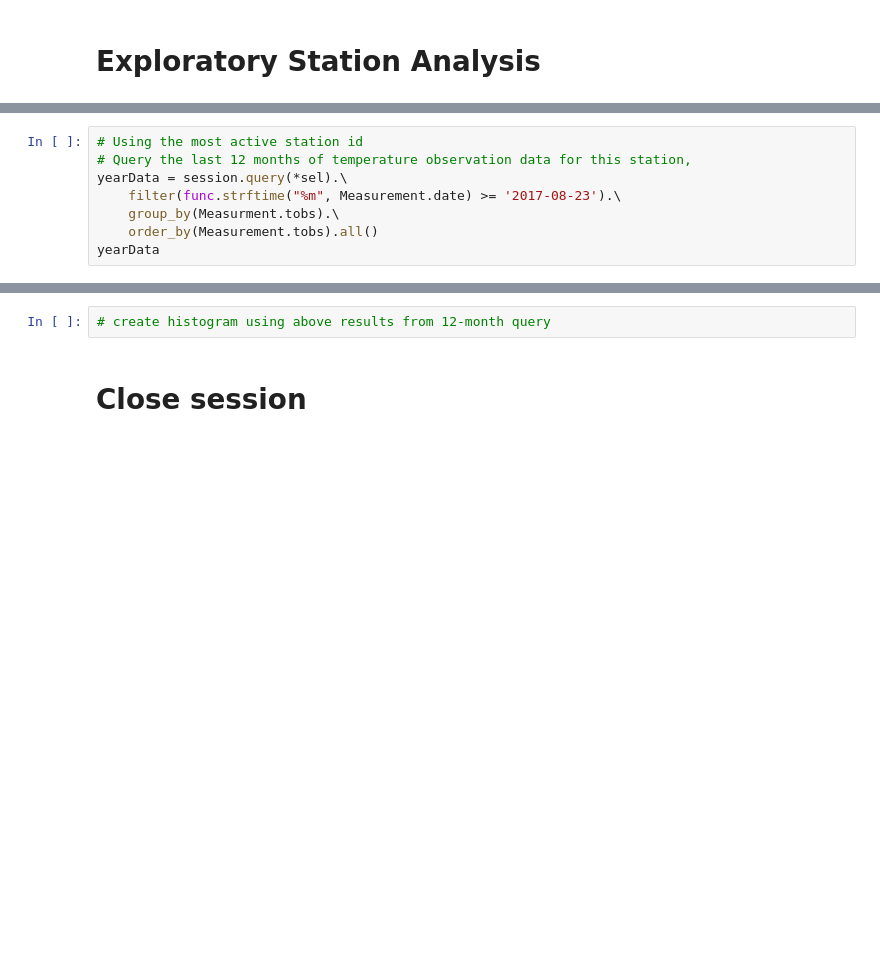
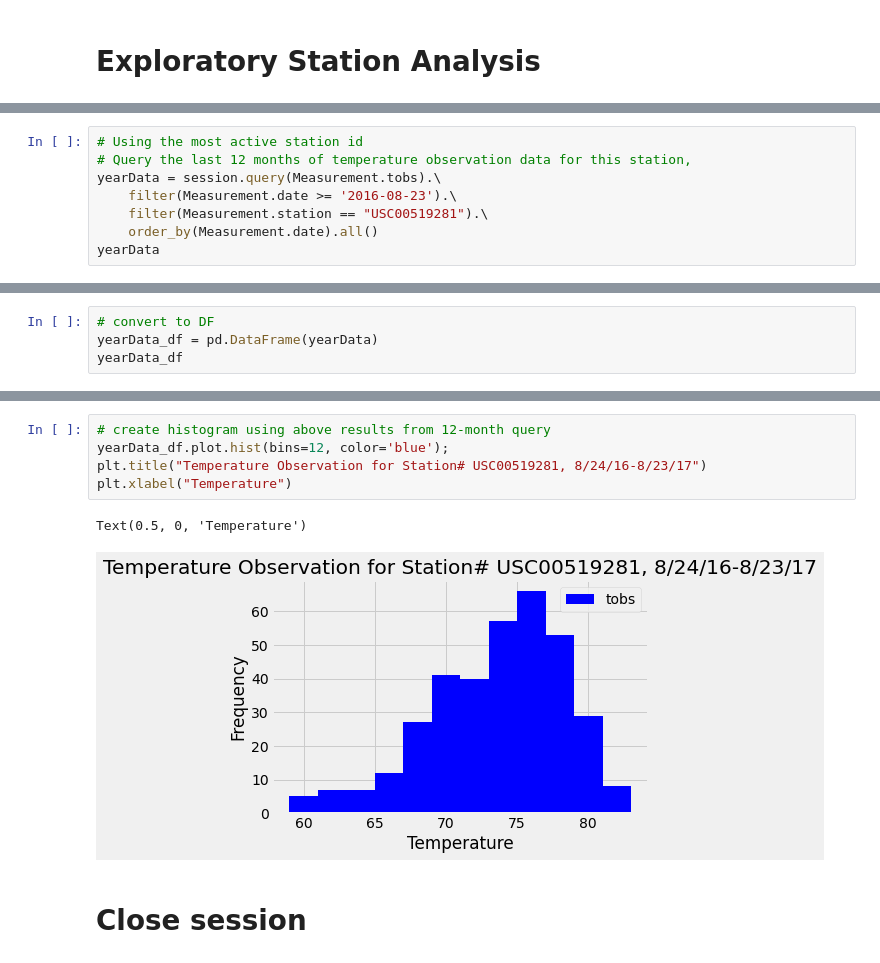
Before and after one commit to tarapolli/sqlalchemy-challenge, a Jupyter notebook: climate_starter.ipynb, the cells around one changed output, grey strips where cells are left out. Saved outputs shown, nothing was run; the diff lists cells and outputs as text; blank space fills up the shorter version.

Commit message:
changes from study group

```diff
--- a/climate_starter.ipynb
+++ b/climate_starter.ipynb
@@ -151,8 +136,8 @@ sel = [Measurment.station == 'USC00519281',
 # %%
 # Using the most active station id
 # Query the last 12 months of temperature observation data for this station,
-yearData = session.query(*sel).\
-    filter(func.strftime("%m", Measurement.date) >= '2017-08-23').\
-    group_by(Measurment.tobs).\
-    order_by(Measurement.tobs).all()
+yearData = session.query(Measurement.tobs).\
+    filter(Measurement.date >= '2016-08-23').\
+    filter(Measurement.station == "USC00519281").\
+    order_by(Measurement.date).all()
 yearData
@@ -158,0 +174,4 @@ yearData
+# %%
+# convert to DF
+yearData_df = pd.DataFrame(yearData)
+yearData_df
@@ -159,5 +192,11 @@ yearData
 # %%
 # create histogram using above results from 12-month query
+yearData_df.plot.hist(bins=12, color='blue');
+plt.title("Temperature Observation for Station# USC00519281, 8/24/16-8/23/17")
+plt.xlabel("Temperature")
+# %% [output]
+Text(0.5, 0, 'Temperature')
+[figure, added]
 # %% [markdown]
 # Close session
 # %%
```
Also changed, not shown: parts of 10 cells of this notebook, 1 other file.
